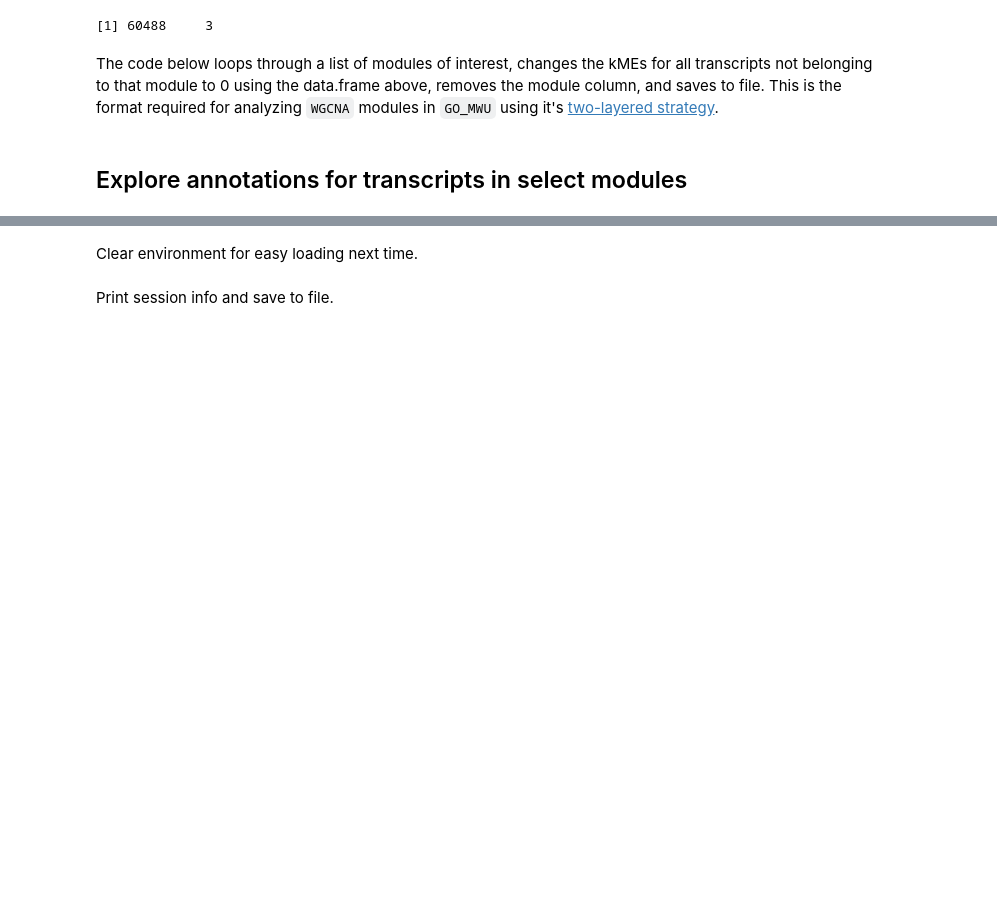
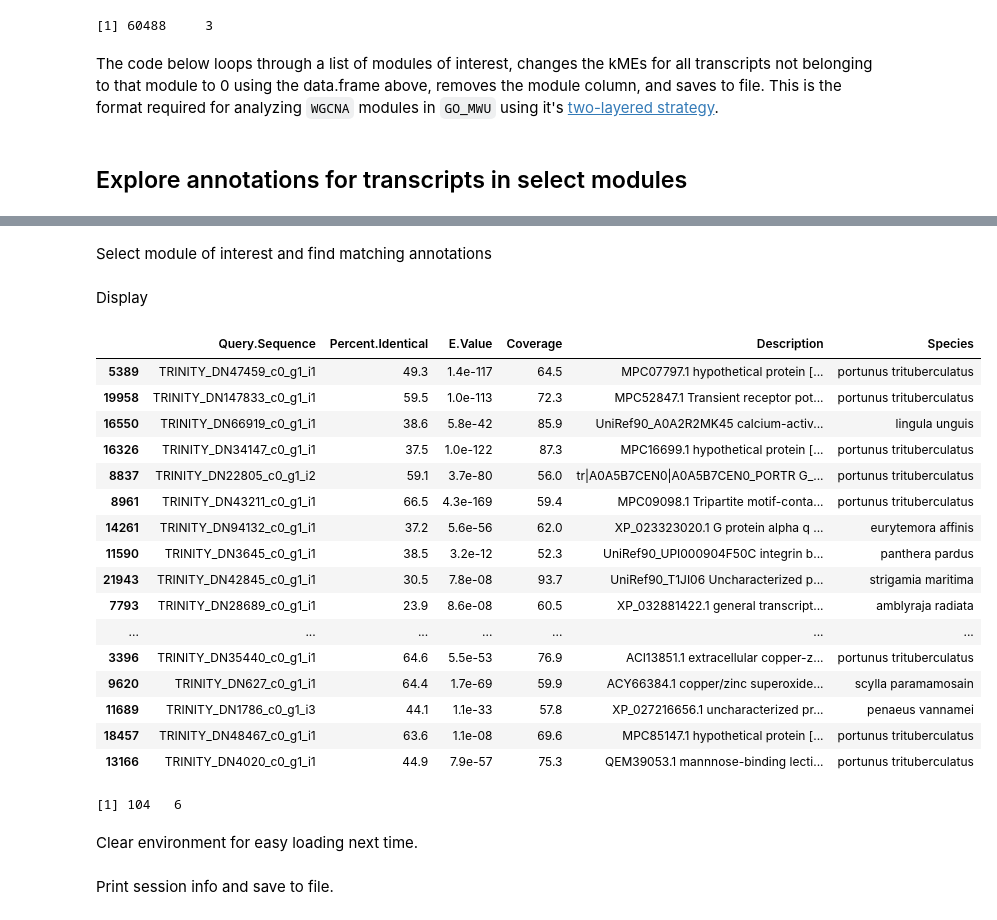
Before and after one commit to tepoltlab/RhithroLoxo_DE, a Jupyter notebook: juptyer_notebooks/WGCNA-PvC.ipynb, the cells around one changed output, grey strips where cells are left out. Saved outputs shown, nothing was run; the diff lists cells and outputs as text; code cells hidden in the pictures; blank space fills up the shorter version.

```diff
--- a/juptyer_notebooks/WGCNA-PvC.ipynb
+++ b/juptyer_notebooks/WGCNA-PvC.ipynb
@@ -463,3 +435,35 @@ nrow(module_annot)
+# %% [markdown]
+Select module of interest and find matching annotations
+# %%
+sortkME <- results[order(-results[,3]),] #sort by kME
+sortkME <- sortkME[sortkME[,2]=="kMEsalmon",] #select module
+module_annot <- decapod_annot[decapod_annot[,1]%in%sortkME[,1],c(1,3,11,12,13,14)] #select relevant columns
+module_annot <- module_annot[order(match(module_annot[,1],sortkME[,1])),] #order by kME
+# %% [markdown]
+Display
+# %%
+options(repr.matrix.max.rows=200, repr.matrix.max.cols=10)
+head(module_annot,200)
+dim(module_annot)
+# %% [output]
+|  | Query.Sequence | Percent.Identical | E.Value | Coverage | Description | Species |
+| 5389 | TRINITY_DN47459_c0_g1_i1 | 49.3 | 1.4e-117 | 64.5 | MPC07797.1 hypothetical protein [... | portunus trituberculatus |
+| 19958 | TRINITY_DN147833_c0_g1_i1 | 59.5 | 1.0e-113 | 72.3 | MPC52847.1 Transient receptor pot... | portunus trituberculatus |
+| 16550 | TRINITY_DN66919_c0_g1_i1 | 38.6 | 5.8e-42 | 85.9 | UniRef90_A0A2R2MK45 calcium-activ... | lingula unguis |
+| 16326 | TRINITY_DN34147_c0_g1_i1 | 37.5 | 1.0e-122 | 87.3 | MPC16699.1 hypothetical protein [... | portunus trituberculatus |
+| 8837 | TRINITY_DN22805_c0_g1_i2 | 59.1 | 3.7e-80 | 56.0 | tr|A0A5B7CEN0|A0A5B7CEN0_PORTR G_... | portunus trituberculatus |
+| 8961 | TRINITY_DN43211_c0_g1_i1 | 66.5 | 4.3e-169 | 59.4 | MPC09098.1 Tripartite motif-conta... | portunus trituberculatus |
+| 14261 | TRINITY_DN94132_c0_g1_i1 | 37.2 | 5.6e-56 | 62.0 | XP_023323020.1 G protein alpha q ... | eurytemora affinis |
+| 11590 | TRINITY_DN3645_c0_g1_i1 | 38.5 | 3.2e-12 | 52.3 | UniRef90_UPI000904F50C integrin b... | panthera pardus |
+| 21943 | TRINITY_DN42845_c0_g1_i1 | 30.5 | 7.8e-08 | 93.7 | UniRef90_T1JI06 Uncharacterized p... | strigamia maritima |
+| 7793 | TRINITY_DN28689_c0_g1_i1 | 23.9 | 8.6e-08 | 60.5 | XP_032881422.1 general transcript... | amblyraja radiata |
+| ... | ... | ... | ... | ... | ... | ... |
+| 3396 | TRINITY_DN35440_c0_g1_i1 | 64.6 | 5.5e-53 | 76.9 | ACI13851.1 extracellular copper-z... | portunus trituberculatus |
+| 9620 | TRINITY_DN627_c0_g1_i1 | 64.4 | 1.7e-69 | 59.9 | ACY66384.1 copper/zinc superoxide... | scylla paramamosain |
+| 11689 | TRINITY_DN1786_c0_g1_i3 | 44.1 | 1.1e-33 | 57.8 | XP_027216656.1 uncharacterized pr... | penaeus vannamei |
+| 18457 | TRINITY_DN48467_c0_g1_i1 | 63.6 | 1.1e-08 | 69.6 | MPC85147.1 hypothetical protein [... | portunus trituberculatus |
+| 13166 | TRINITY_DN4020_c0_g1_i1 | 44.9 | 7.9e-57 | 75.3 | QEM39053.1 mannnose-binding lecti... | portunus trituberculatus |
+[1] 104   6
 # %% [markdown]
 Clear environment for easy loading next time.
 # %%
```
Also changed, not shown: parts of 5 cells of this notebook, 3 other files.
